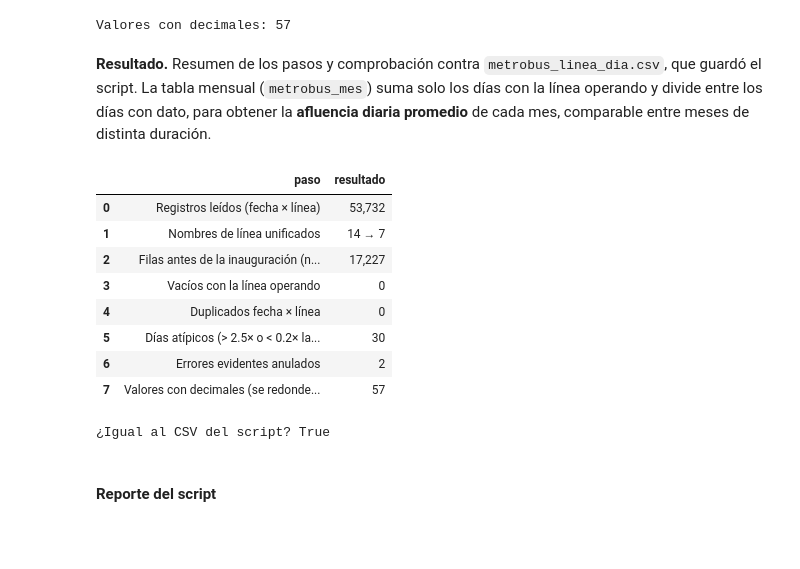
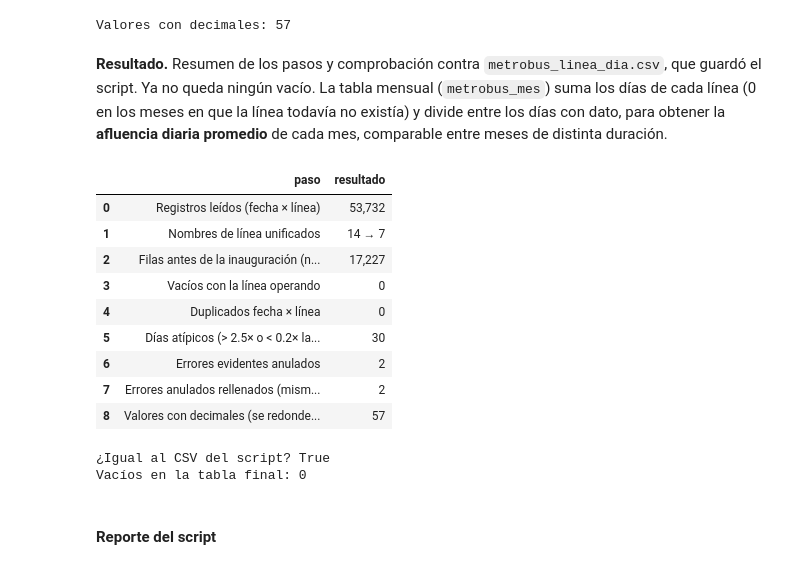
Before and after one commit to Angel788/Analisis-pandemia-covid-19, a Jupyter notebook: notebooks/01_limpieza_datasets.ipynb, the cells around one changed output. Cells and saved outputs as stored; diff of their text form; code cells hidden in the pictures; blank space fills up the shorter version.

```diff
--- a/notebooks/01_limpieza_datasets.ipynb
+++ b/notebooks/01_limpieza_datasets.ipynb
@@ -120,0 +135,13 @@ largo.to_csv(INTERIM / "semaforo_cdmx_semana.csv", index=False, encoding="utf-8-
+# %%
+import sys
+from pathlib import Path
+import pandas as pd
+RAIZ = Path.cwd().parent if Path.cwd().name == "notebooks" else Path.cwd()
+if str(RAIZ) not in sys.path:
+    sys.path.insert(0, str(RAIZ))
+from src.clean.catalogos import alcaldias, MARCO_GEO, _ALIAS, normalizar, cve_por_nombre, cve_por_coordenadas
+
+cat_alc = alcaldias()
+print("Fuente:", MARCO_GEO.relative_to(RAIZ), "· capa 09mun.shp ·", len(cat_alc), "alcaldías")
+tabla_alc = cat_alc.assign(area_km2=cat_alc.to_crs(6372).area.div(1e6).round(1)).drop(columns="geometry")
+tabla_alc.sort_values("cve_alcaldia").reset_index(drop=True)
@@ -547,7 +633,8 @@ duplicados_mb = mb.duplicated(["fecha", "linea"])
 pasos_mb += [("Filas antes de la inauguración (no son faltantes)", f"{(~mb.linea_operando).sum():,}"),
              ("Vacíos con la línea operando", f"{(mb.linea_operando & mb.afluencia.isna()).sum():,}"),
              ("Duplicados fecha × línea", f"{duplicados_mb.sum():,}")]
-mb = mb[~duplicados_mb]
+mb = mb[mb.linea_operando & ~duplicados_mb].drop(columns="linea_operando")
+print(f"Filas que quedan: {len(mb):,} · vacíos: {mb.afluencia.isna().sum()}")
 pd.DataFrame(pasos_mb[-3:], columns=["paso", "resultado"])
 # %% [output]
 |  | primer día con dato |
@@ -597,13 +685,26 @@ ERRORES_MB = {
     ("2005-07-26", "Línea 1"): "3.03 M: ~13 veces un día normal; probable acumulado desde la inauguración",
     ("2017-09-20", "Línea 2"): "9 pasajeros el día posterior al sismo 19-S; dato imposible o servicio suspendido",
 }
-mb["error_corregido"] = ""
+mb["error_corregido"] = "ninguno"
 for (fecha, linea), motivo in ERRORES_MB.items():
     m = mb.fecha.eq(fecha) & mb.linea.eq(linea)
     print(f"{fecha} {linea}: {mb.loc[m, 'afluencia'].iloc[0]:,.0f} → vacío ({motivo})")
     mb.loc[m, "afluencia"] = pd.NA
     mb.loc[m, "error_corregido"] = motivo
 pasos_mb.append(("Errores evidentes anulados", str(len(ERRORES_MB))))
+
+# relleno: promedio del mismo día de la semana, una semana antes y una después
+mb["imputado"] = False
+serie_mb = mb.set_index(["linea", "fecha"]).afluencia
+for (fecha, linea) in ERRORES_MB:
+    f = pd.Timestamp(fecha)
+    vecinos = [serie_mb.get((linea, f + pd.Timedelta(days=k))) for k in (-7, 7)]
+    vecinos = [v for v in vecinos if v is not None and pd.notna(v)]
+    m = mb.fecha.eq(f) & mb.linea.eq(linea)
+    mb.loc[m, "afluencia"] = sum(vecinos) / len(vecinos)
+    mb.loc[m, "imputado"] = True
+    print(f"{fecha} {linea}: rellenado con {sum(vecinos) / len(vecinos):,.0f} (promedio de {len(vecinos)} semana(s) vecina(s))")
+pasos_mb.append(("Errores anulados rellenados (mismo día de la semana ±7 días)", f"{mb.imputado.sum():,}"))
 # %% [output]
 2005-07-26 Línea 1: 3,032,667 → vacío (3.03 M: ~13 veces un día normal; probable acumulado desde la inauguración)
 2017-09-20 Línea 2: 9 → vacío (9 pasajeros el día posterior al sismo 19-S; dato imposible o servicio suspendido)
@@ -610,7 +713,7 @@ pasos_mb.append(("Errores evidentes anulados", str(len(ERRORES_MB))))
 # %% [markdown]
 **Paso 4 — Valores con decimales.** La afluencia es un conteo de personas, pero algunos valores traen decimales (Línea 4, enero y febrero de 2025). Probablemente son estimaciones del Metrobús y no conteos: se redondean y se marcan con `valor_estimado`.
 # %%
-mb["valor_estimado"] = mb.afluencia.notna() & (mb.afluencia % 1 != 0)
+mb["valor_estimado"] = mb.afluencia.notna() & (mb.afluencia % 1 != 0) & ~mb.imputado
 pasos_mb.append(("Valores con decimales (se redondean y se marcan)", f"{mb.valor_estimado.sum():,}"))
 display(mb.loc[mb.valor_estimado, ["fecha", "linea", "afluencia"]].head())
 mb["afluencia"] = mb["afluencia"].round().astype("Int64")
@@ -624,25 +727,28 @@ print("Valores con decimales:", mb.valor_estimado.sum())
 | 49724 | 2025-01-05 | Línea 4 | 68608.85082 |
 Valores con decimales: 57
 # %% [markdown]
-**Resultado.** Resumen de los pasos y comprobación contra `metrobus_linea_dia.csv`, que guardó el script. La tabla mensual (`metrobus_mes`) suma solo los días con la línea operando y divide entre los días con dato, para obtener la **afluencia diaria promedio** de cada mes, comparable entre meses de distinta duración.
+**Resultado.** Resumen de los pasos y comprobación contra `metrobus_linea_dia.csv`, que guardó el script. Ya no queda ningún vacío. La tabla mensual (`metrobus_mes`) suma los días de cada línea (0 en los meses en que la línea todavía no existía) y divide entre los días con dato, para obtener la **afluencia diaria promedio** de cada mes, comparable entre meses de distinta duración.
 # %%
 mb = mb.sort_values(["fecha", "linea"]).reset_index(drop=True)
 display(pd.DataFrame(pasos_mb, columns=["paso", "resultado"]))
 del_script = pd.read_csv(INTERIM / "metrobus_linea_dia.csv", parse_dates=["fecha"])
 print("¿Igual al CSV del script?",
       len(del_script) == len(mb) and del_script.afluencia.sum() == mb.afluencia.sum()
-      and del_script.valor_estimado.sum() == mb.valor_estimado.sum())
+      and del_script.valor_estimado.sum() == mb.valor_estimado.sum() and del_script.imputado.sum() == mb.imputado.sum())
+print("Vacíos en la tabla final:", int(mb[["fecha", "linea", "afluencia"]].isna().sum().sum()))
 # %% [output]
 |  | paso | resultado |
 | 0 | Registros leídos (fecha × línea) | 53,732 |
 | 1 | Nombres de línea unificados | 14 → 7 |
 | 2 | Filas antes de la inauguración (n... | 17,227 |
 | 3 | Vacíos con la línea operando | 0 |
 | 4 | Duplicados fecha × línea | 0 |
 | 5 | Días atípicos (> 2.5× o < 0.2× la... | 30 |
 | 6 | Errores evidentes anulados | 2 |
-| 7 | Valores con decimales (se redonde... | 57 |
+| 7 | Errores anulados rellenados (mism... | 2 |
+| 8 | Valores con decimales (se redonde... | 57 |
 ¿Igual al CSV del script? True
+Vacíos en la tabla final: 0
 # %% [markdown]
 #### Reporte del script
 # %%
```
Also changed, not shown: parts of 46 cells of this notebook, 24 other files.
